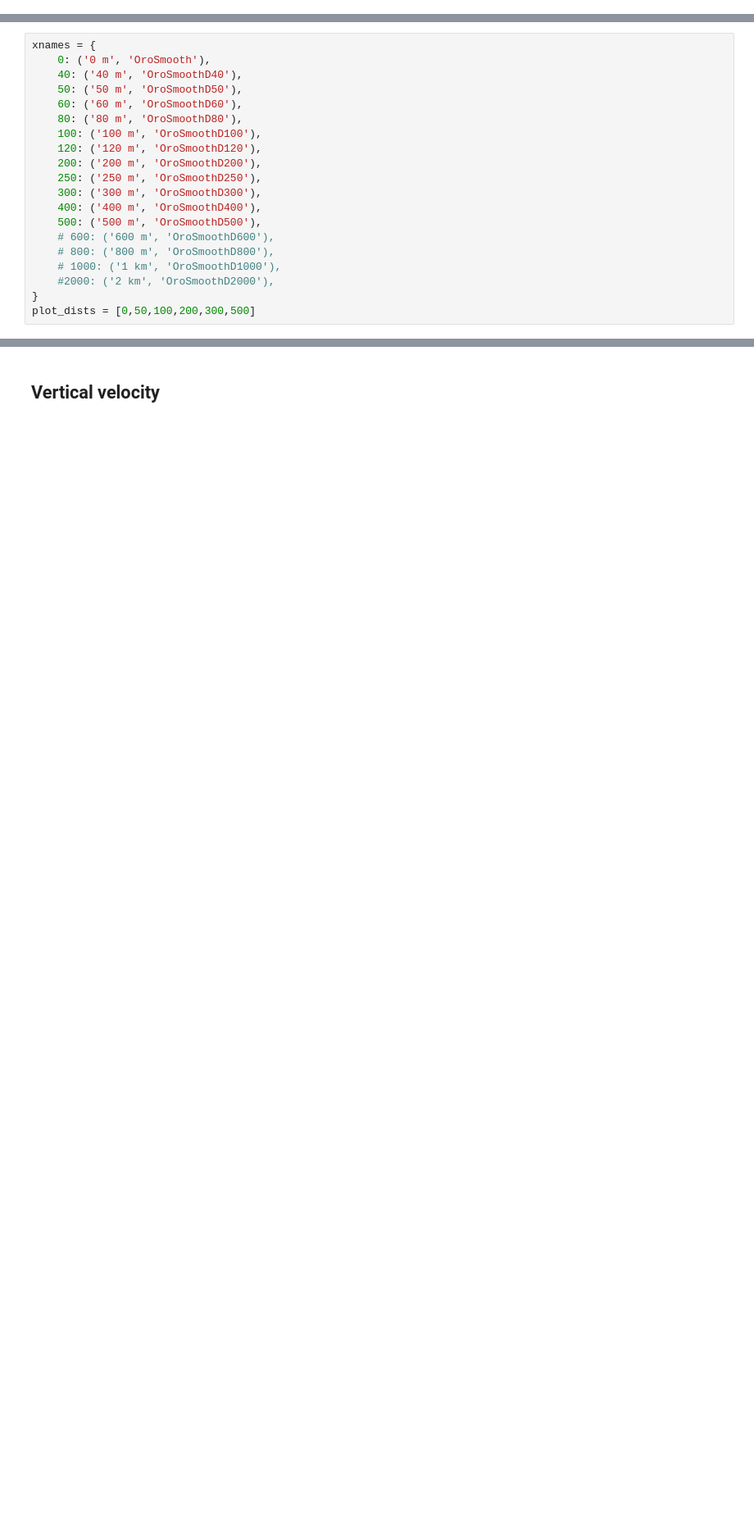
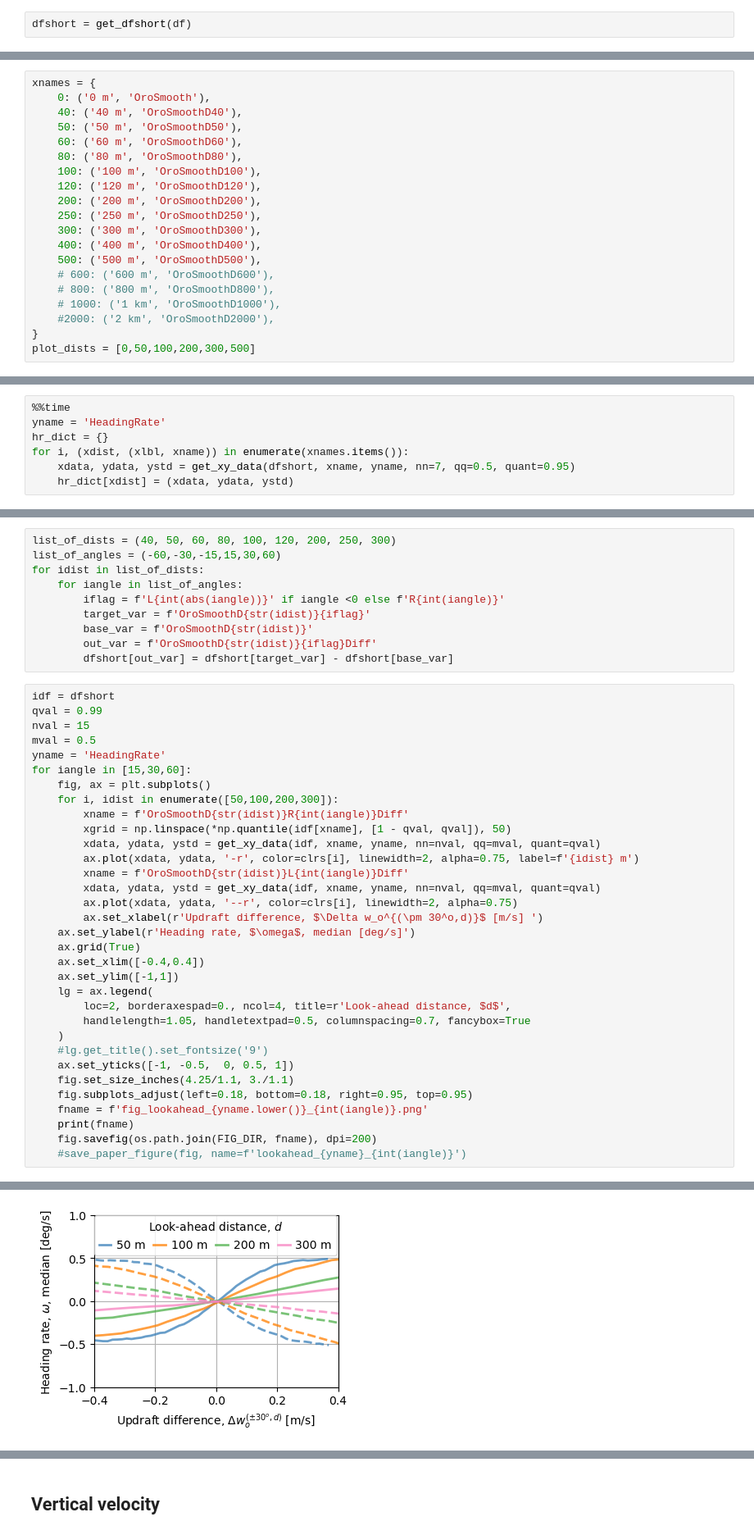
Before and after one commit to rimplesandhu/raptor-lookahead-movement-model, a Jupyter notebook: examples/csg/paper_lookahead.ipynb, the cells around one changed output, grey strips where cells are left out. Shown: that part at 82% size. Saved outputs shown, nothing was run; the diff lists cells and outputs as text; blank space fills up the shorter version.

```diff
--- a/examples/csg/paper_lookahead.ipynb
+++ b/examples/csg/paper_lookahead.ipynb
@@ -32,0 +33,2 @@ Wall time: 30.1 s
+# %%
+dfshort = get_dfshort(df)
@@ -104,0 +109,7 @@ plot_dists = [0,50,100,200,300,500]
+# %%
+%%time
+yname = 'HeadingRate'
+hr_dict = {}
+for i, (xdist, (xlbl, xname)) in enumerate(xnames.items()):
+    xdata, ydata, ystd = get_xy_data(dfshort, xname, yname, nn=7, qq=0.5, quant=0.95)
+    hr_dict[xdist] = (xdata, ydata, ystd)
@@ -104,0 +119,44 @@ plot_dists = [0,50,100,200,300,500]
+# %%
+list_of_dists = (40, 50, 60, 80, 100, 120, 200, 250, 300)
+list_of_angles = (-60,-30,-15,15,30,60)
+for idist in list_of_dists:
+    for iangle in list_of_angles:
+        iflag = f'L{int(abs(iangle))}' if iangle <0 else f'R{int(iangle)}'
+        target_var = f'OroSmoothD{str(idist)}{iflag}'
+        base_var = f'OroSmoothD{str(idist)}'
+        out_var = f'OroSmoothD{str(idist)}{iflag}Diff'
+        dfshort[out_var] = dfshort[target_var] - dfshort[base_var]
+# %%
+idf = dfshort
+qval = 0.99
+nval = 15
+mval = 0.5
+yname = 'HeadingRate'
+for iangle in [15,30,60]:
+    fig, ax = plt.subplots()
+    for i, idist in enumerate([50,100,200,300]):
+        xname = f'OroSmoothD{str(idist)}R{int(iangle)}Diff'
+        xgrid = np.linspace(*np.quantile(idf[xname], [1 - qval, qval]), 50)
+        xdata, ydata, ystd = get_xy_data(idf, xname, yname, nn=nval, qq=mval, quant=qval)
+        ax.plot(xdata, ydata, '-r', color=clrs[i], linewidth=2, alpha=0.75, label=f'{idist} m')
+        xname = f'OroSmoothD{str(idist)}L{int(iangle)}Diff'
+        xdata, ydata, ystd = get_xy_data(idf, xname, yname, nn=nval, qq=mval, quant=qval)
+        ax.plot(xdata, ydata, '--r', color=clrs[i], linewidth=2, alpha=0.75)
+        ax.set_xlabel(r'Updraft difference, $\Delta w_o^{(\pm 30^o,d)}$ [m/s] ')
+    ax.set_ylabel(r'Heading rate, $\omega$, median [deg/s]')
+    ax.grid(True)
+    ax.set_xlim([-0.4,0.4])
+    ax.set_ylim([-1,1])
+    lg = ax.legend(
+        loc=2, borderaxespad=0., ncol=4, title=r'Look-ahead distance, $d$',
+        handlelength=1.05, handletextpad=0.5, columnspacing=0.7, fancybox=True
+    )
+    #lg.get_title().set_fontsize('9')
+    ax.set_yticks([-1, -0.5,  0, 0.5, 1])
+    fig.set_size_inches(4.25/1.1, 3./1.1)
+    fig.subplots_adjust(left=0.18, bottom=0.18, right=0.95, top=0.95)
+    fname = f'fig_lookahead_{yname.lower()}_{int(iangle)}.png'
+    print(fname)
+    fig.savefig(os.path.join(FIG_DIR, fname), dpi=200)
+    #save_paper_figure(fig, name=f'lookahead_{yname}_{int(iangle)}')
+# %% [output]
@@ -104,0 +166 @@ plot_dists = [0,50,100,200,300,500]
+[figure, added]
```
Also changed, not shown: parts of 44 cells of this notebook, 19 other files.
